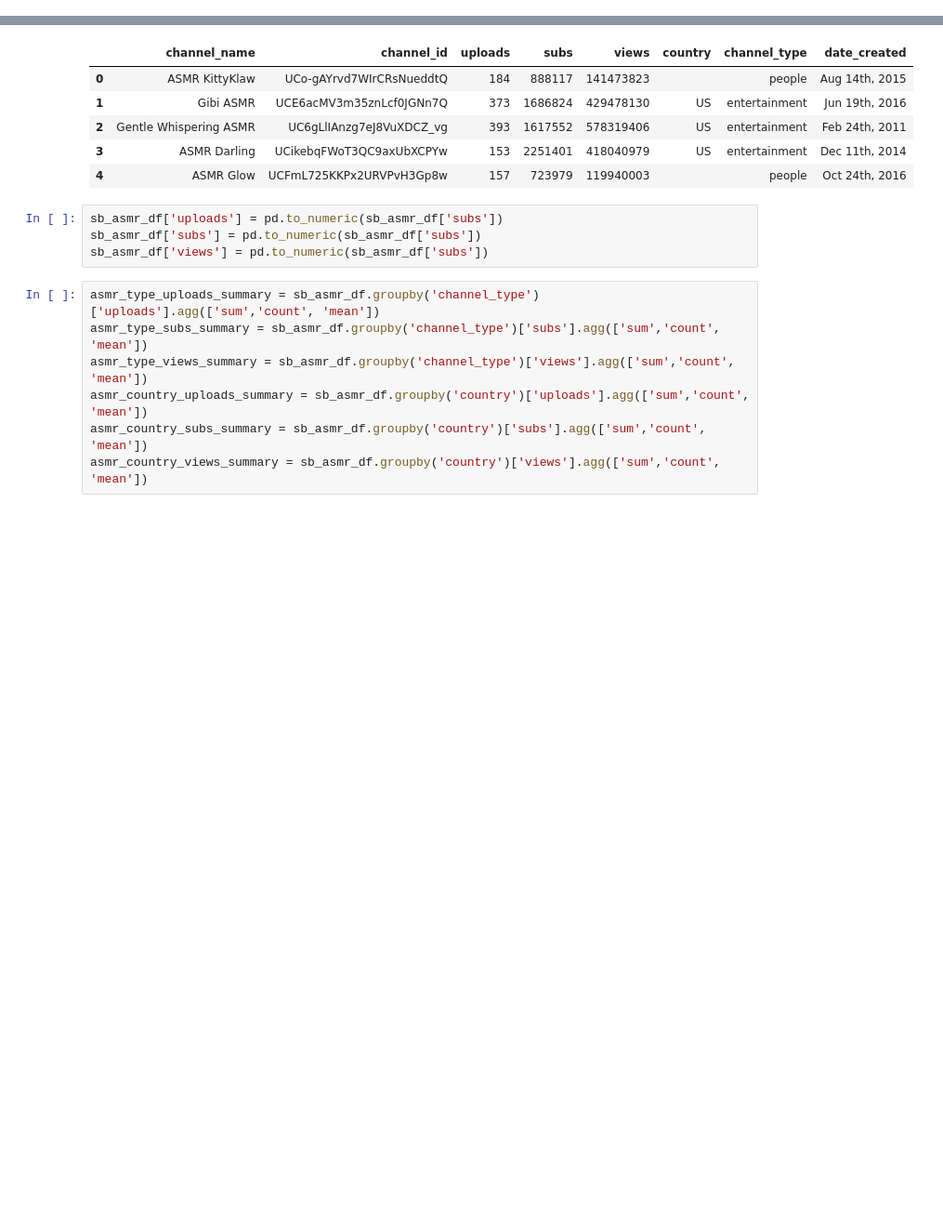
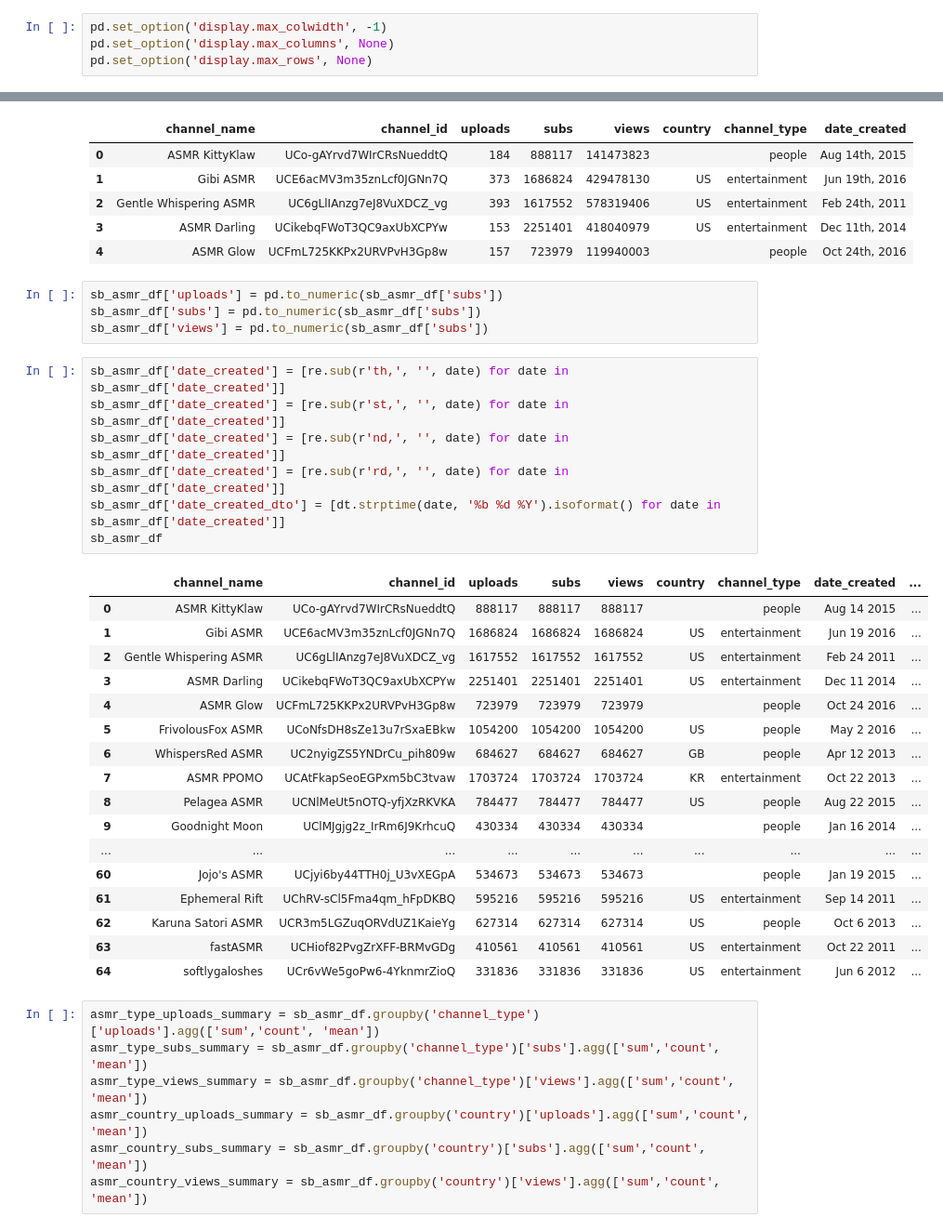
Before and after one commit to shortpoet/YouTube-Data-Analytics-and-Visualization, a Jupyter notebook: data_wrangling/mongo_to_pandas.ipynb, the cells around one changed output, grey strips where cells are left out. Shown at 93% size. Saved outputs shown, nothing was run; the diff lists cells and outputs as text; blank space fills up the shorter version.

```diff
--- a/data_wrangling/mongo_to_pandas.ipynb
+++ b/data_wrangling/mongo_to_pandas.ipynb
@@ -33,3 +31,7 @@ html = loads(dumps(collection.find({channel : {'$exists':True}})))[0][channel]
+# %%
+pd.set_option('display.max_colwidth', -1)
+pd.set_option('display.max_columns', None)
+pd.set_option('display.max_rows', None)
 # %%
 
 with open('sb_asmr_data.json') as data_file:
@@ -109,6 +111,31 @@ sb_asmr_df.head()
 sb_asmr_df['uploads'] = pd.to_numeric(sb_asmr_df['subs'])
 sb_asmr_df['subs'] = pd.to_numeric(sb_asmr_df['subs'])
 sb_asmr_df['views'] = pd.to_numeric(sb_asmr_df['subs'])
+# %%
+sb_asmr_df['date_created'] = [re.sub(r'th,', '', date) for date in sb_asmr_df['date_created']]
+sb_asmr_df['date_created'] = [re.sub(r'st,', '', date) for date in sb_asmr_df['date_created']]
+sb_asmr_df['date_created'] = [re.sub(r'nd,', '', date) for date in sb_asmr_df['date_created']]
+sb_asmr_df['date_created'] = [re.sub(r'rd,', '', date) for date in sb_asmr_df['date_created']]
+sb_asmr_df['date_created_dto'] = [dt.strptime(date, '%b %d %Y').isoformat() for date in sb_asmr_df['date_created']]
+sb_asmr_df
+# %% [output]
+|  | channel_name | channel_id | uploads | subs | views | country | channel_type | date_created | ... |
+| 0 | ASMR KittyKlaw | UCo-gAYrvd7WIrCRsNueddtQ | 888117 | 888117 | 888117 |  | people | Aug 14 2015 | ... |
+| 1 | Gibi ASMR | UCE6acMV3m35znLcf0JGNn7Q | 1686824 | 1686824 | 1686824 | US | entertainment | Jun 19 2016 | ... |
+| 2 | Gentle Whispering ASMR | UC6gLlIAnzg7eJ8VuXDCZ_vg | 1617552 | 1617552 | 1617552 | US | entertainment | Feb 24 2011 | ... |
+| 3 | ASMR Darling | UCikebqFWoT3QC9axUbXCPYw | 2251401 | 2251401 | 2251401 | US | entertainment | Dec 11 2014 | ... |
+| 4 | ASMR Glow | UCFmL725KKPx2URVPvH3Gp8w | 723979 | 723979 | 723979 |  | people | Oct 24 2016 | ... |
+| 5 | FrivolousFox ASMR | UCoNfsDH8sZe13u7rSxaEBkw | 1054200 | 1054200 | 1054200 | US | people | May 2 2016 | ... |
+| 6 | WhispersRed ASMR | UC2nyigZS5YNDrCu_pih809w | 684627 | 684627 | 684627 | GB | people | Apr 12 2013 | ... |
+| 7 | ASMR PPOMO | UCAtFkapSeoEGPxm5bC3tvaw | 1703724 | 1703724 | 1703724 | KR | entertainment | Oct 22 2013 | ... |
+| 8 | Pelagea ASMR | UCNlMeUt5nOTQ-yfjXzRKVKA | 784477 | 784477 | 784477 | US | people | Aug 22 2015 | ... |
+| 9 | Goodnight Moon | UClMJgjg2z_IrRm6J9KrhcuQ | 430334 | 430334 | 430334 |  | people | Jan 16 2014 | ... |
+| ... | ... | ... | ... | ... | ... | ... | ... | ... | ... |
+| 60 | Jojo's ASMR | UCjyi6by44TTH0j_U3vXEGpA | 534673 | 534673 | 534673 |  | people | Jan 19 2015 | ... |
+| 61 | Ephemeral Rift | UChRV-sCl5Fma4qm_hFpDKBQ | 595216 | 595216 | 595216 | US | entertainment | Sep 14 2011 | ... |
+| 62 | Karuna Satori ASMR | UCR3m5LGZuqORVdUZ1KaieYg | 627314 | 627314 | 627314 | US | people | Oct 6 2013 | ... |
+| 63 | fastASMR | UCHiof82PvgZrXFF-BRMvGDg | 410561 | 410561 | 410561 | US | entertainment | Oct 22 2011 | ... |
+| 64 | softlygaloshes | UCr6vWe5goPw6-4YknmrZioQ | 331836 | 331836 | 331836 | US | entertainment | Jun 6 2012 | ... |
 # %%
 asmr_type_uploads_summary = sb_asmr_df.groupby('channel_type')['uploads'].agg(['sum','count', 'mean'])
 asmr_type_subs_summary = sb_asmr_df.groupby('channel_type')['subs'].agg(['sum','count', 'mean'])
```
Also changed, not shown: parts of 3 cells of this notebook, 7 other files.
